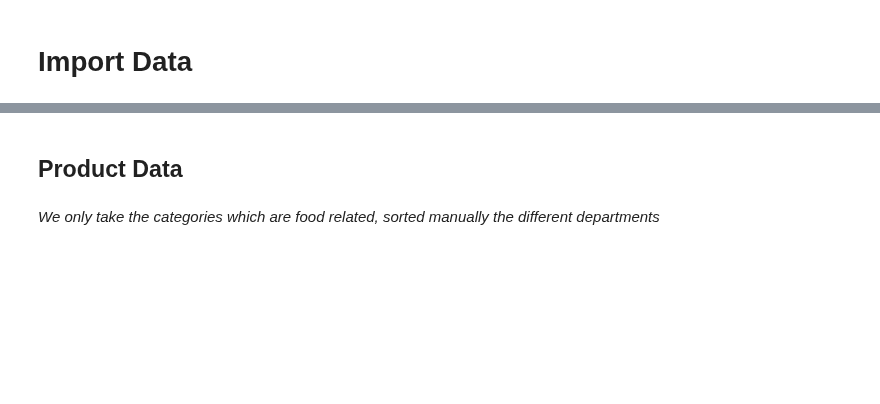
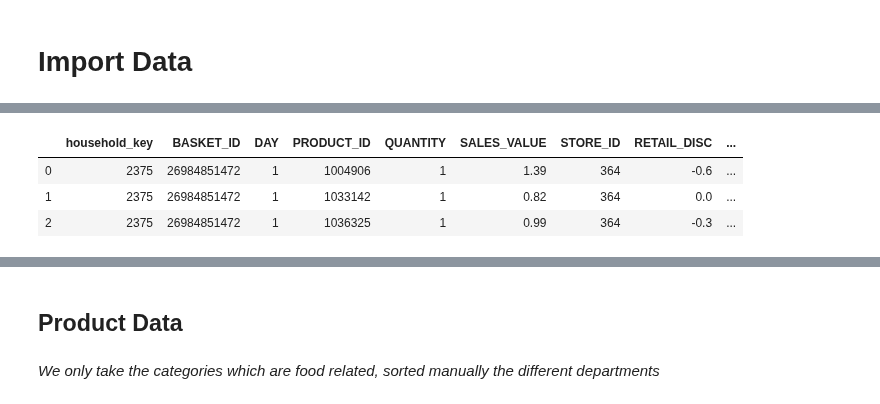
Before and after one commit to raphaelreiss/ADA_project, a Jupyter notebook: src/Health.ipynb, the cells around one changed output, grey strips where cells are left out. Drawn from its saved outputs; the diff is of its cells as text; code cells hidden in the pictures; blank space fills up the shorter version.

Commit message:
include sales numbers, silence warnings, cleaning

```diff
--- a/src/Health.ipynb
+++ b/src/Health.ipynb
@@ -35,2 +55,7 @@ hh_demographic_df = dfList['hh_demographic.csv']
 # %%
-products_df.head(3)
+transaction_data_df.head(3)
+# %% [output]
+|  | household_key | BASKET_ID | DAY | PRODUCT_ID | QUANTITY | SALES_VALUE | STORE_ID | RETAIL_DISC | ... |
+| 0 | 2375 | 26984851472 | 1 | 1004906 | 1 | 1.39 | 364 | -0.6 | ... |
+| 1 | 2375 | 26984851472 | 1 | 1033142 | 1 | 0.82 | 364 | 0.0 | ... |
+| 2 | 2375 | 26984851472 | 1 | 1036325 | 1 | 0.99 | 364 | -0.3 | ... |
```
Also changed, not shown: parts of 46 cells of this notebook, 2 other files.
